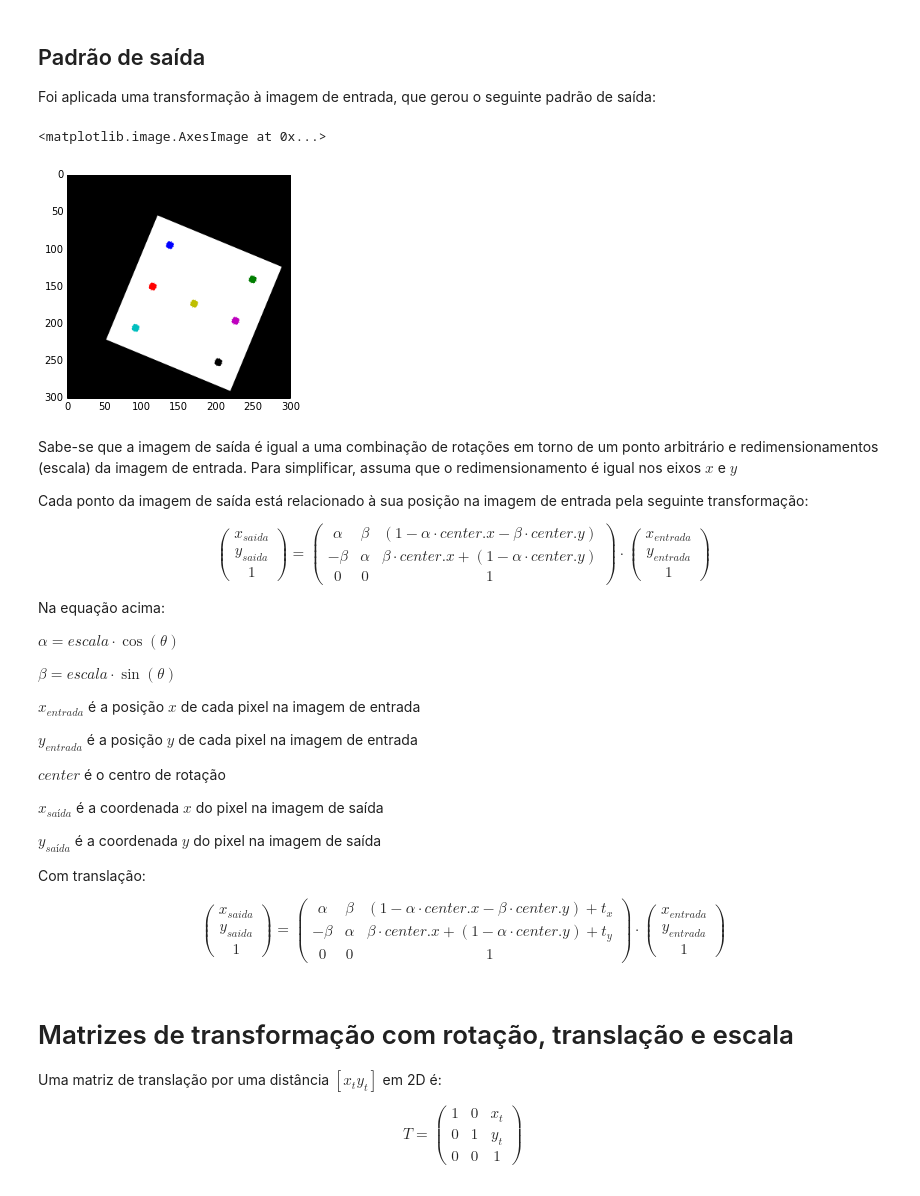
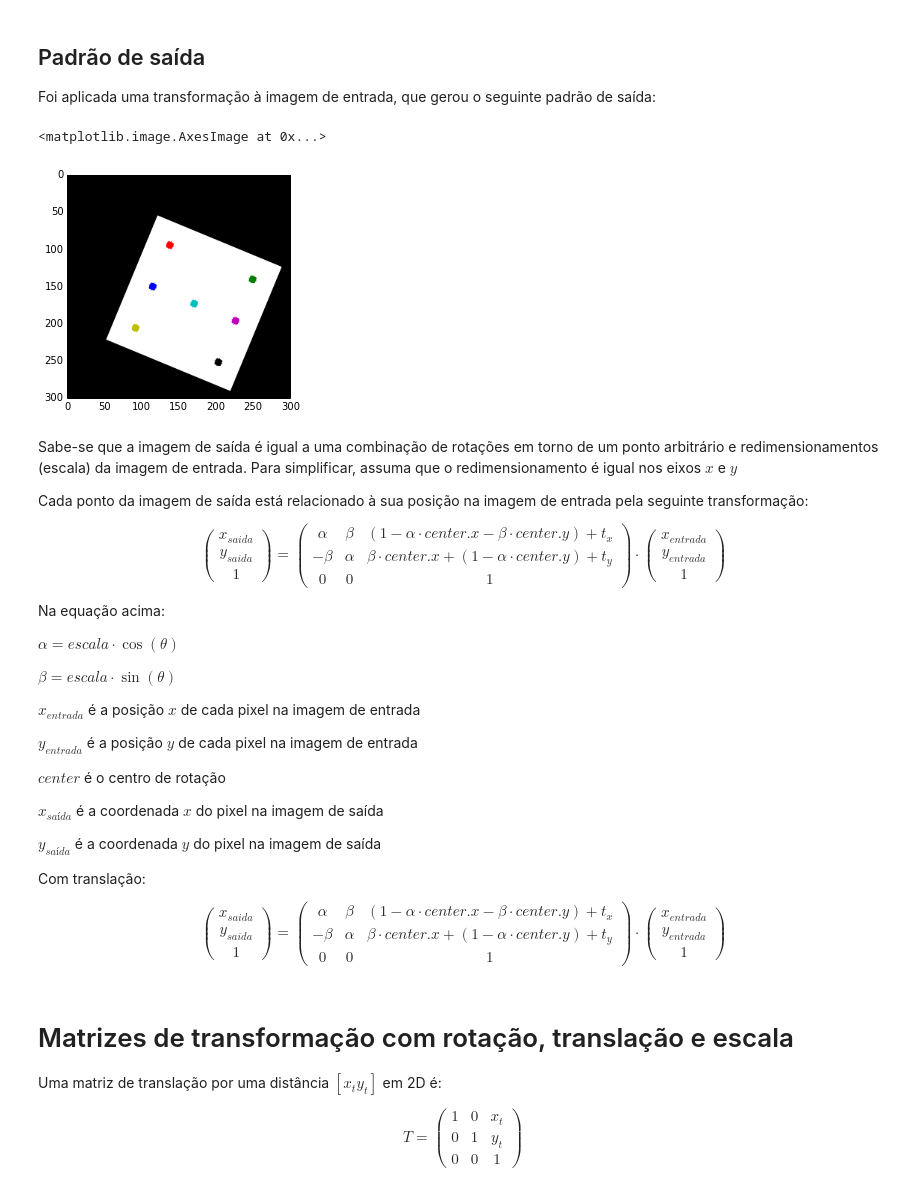
Before and after one commit to GabrielValeRios/Robotica16, a Jupyter notebook: visao_projeto/ProjetoVisao_etapa1.ipynb, the cells around one changed output. Cells and saved outputs as stored; diff of their text form; code cells hidden in the pictures.

```diff
--- a/visao_projeto/ProjetoVisao_etapa1.ipynb
+++ b/visao_projeto/ProjetoVisao_etapa1.ipynb
@@ -87,10 +91,10 @@ saida = cv2.imread("patterns_transformed.png")
 
 saida_rgb = cv2.cvtColor(saida, cv2.COLOR_BGR2RGB)
 # %%
-plt.imshow(saida_rgb)
+plt.imshow(saida)
 # %% [output]
 <matplotlib.image.AxesImage at 0x...>
-[figure, old version]
+[figure, new version]
 # %% [markdown]
 Sabe-se que a imagem de saída é igual a uma combinação de rotações em torno de um ponto arbitrário e  redimensionamentos (escala) da imagem de entrada. Para simplificar, assuma que o redimensionamento é igual nos eixos $x$ e $y$
 
@@ -104,8 +108,8 @@ y_{saida} \\
 \end{pmatrix}
  =
 \begin{pmatrix}
-   \alpha &\beta &(1-\alpha \cdot center.x - \beta \cdot center.y) \\
-   -\beta & \alpha & \beta \cdot center.x + (1 - \alpha \cdot center.y) \\ 0 & 0 & 1
+   \alpha &\beta &(1-\alpha \cdot center.x - \beta \cdot center.y) + t_x \\
+   -\beta & \alpha & \beta \cdot center.x + (1 - \alpha \cdot center.y) + t_y\\ 0 & 0 & 1
 \end{pmatrix} \cdot \begin{pmatrix} x_{entrada} \\ y_{entrada} \\ 1 \end{pmatrix}
 $$
 
```
Also changed, not shown: parts of 8 cells of this notebook, 1 other file.
